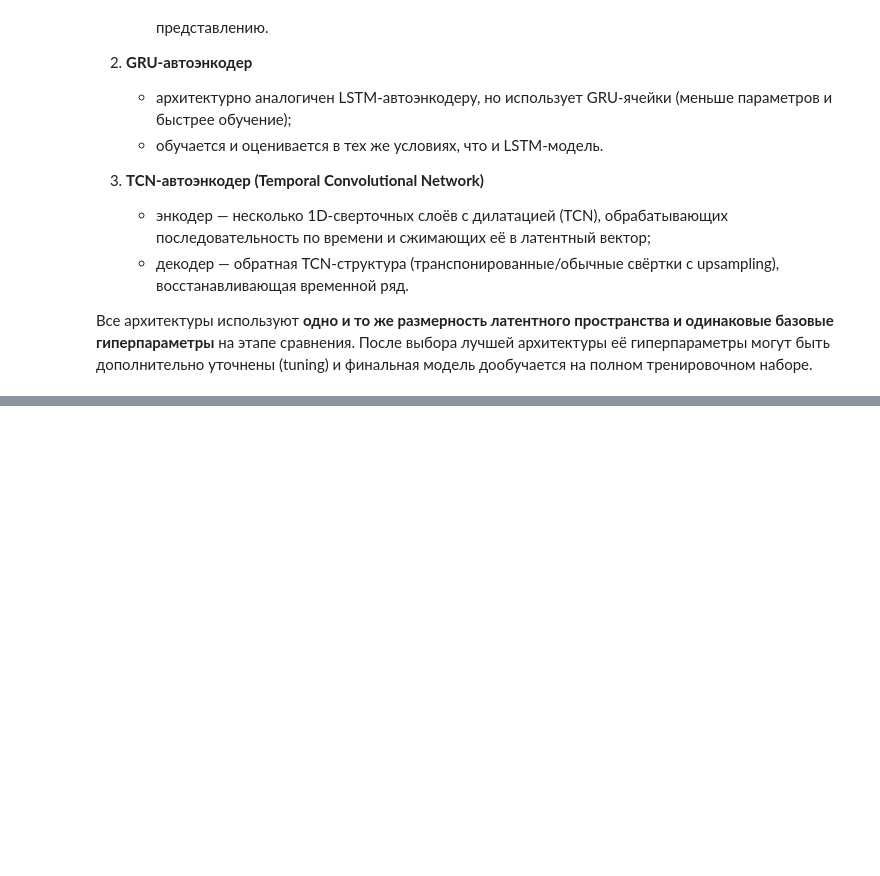
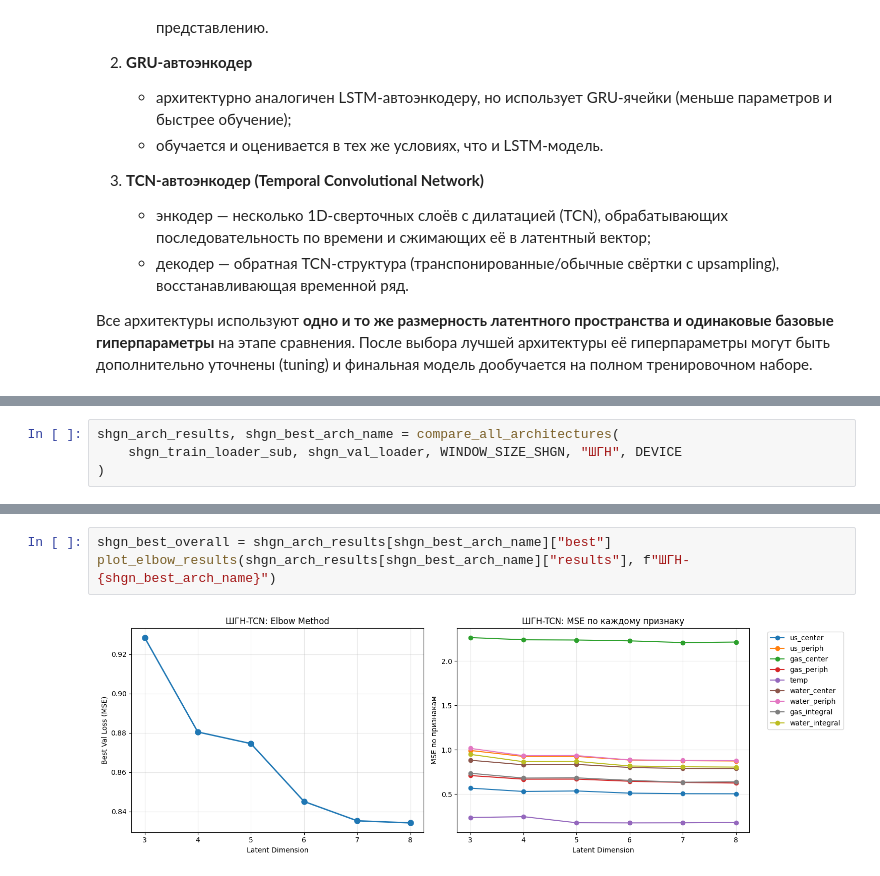
Before and after one commit to AlibekovAA/well_typification_latent, a Jupyter notebook: training/autoencoder.ipynb, the cells around one changed output, grey strips where cells are left out. Drawn from its saved outputs; the diff is of its cells as text; blank space fills up the shorter version.

```diff
--- a/training/autoencoder.ipynb
+++ b/training/autoencoder.ipynb
@@ -562,0 +851,4 @@ class TCNAutoencoder(nn.Module):
+# %%
+shgn_arch_results, shgn_best_arch_name = compare_all_architectures(
+    shgn_train_loader_sub, shgn_val_loader, WINDOW_SIZE_SHGN, "ШГН", DEVICE
+)
@@ -562,0 +873,5 @@ class TCNAutoencoder(nn.Module):
+# %%
+shgn_best_overall = shgn_arch_results[shgn_best_arch_name]["best"]
+plot_elbow_results(shgn_arch_results[shgn_best_arch_name]["results"], f"ШГН-{shgn_best_arch_name}")
+# %% [output]
+[figure, added]
```
Also changed, not shown: parts of 31 cells of this notebook.
